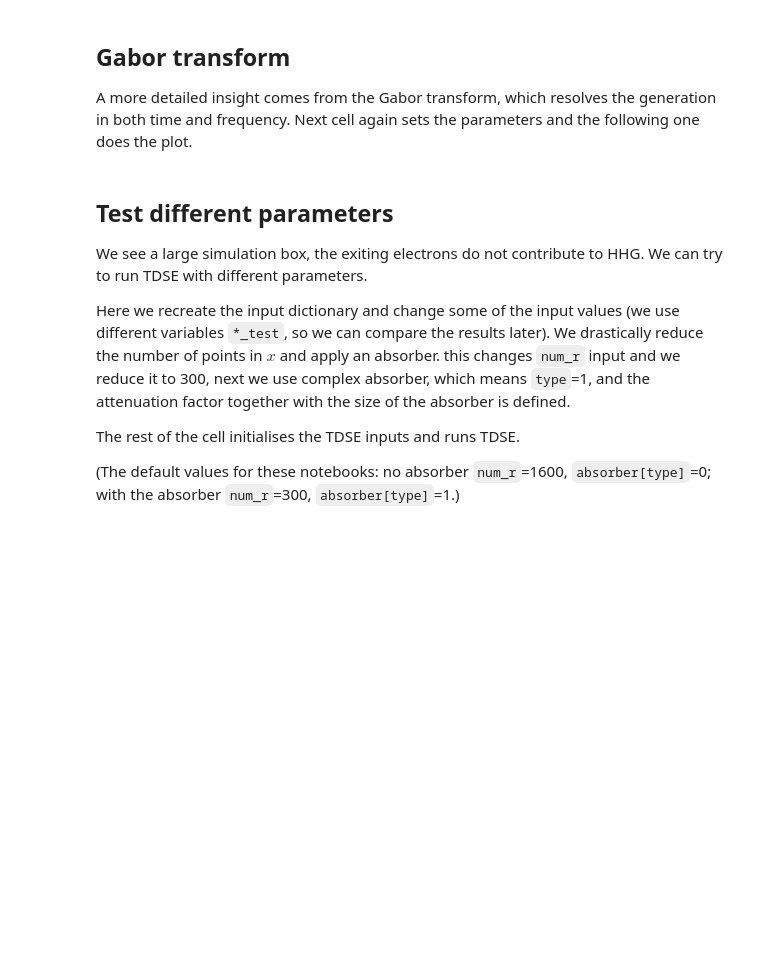
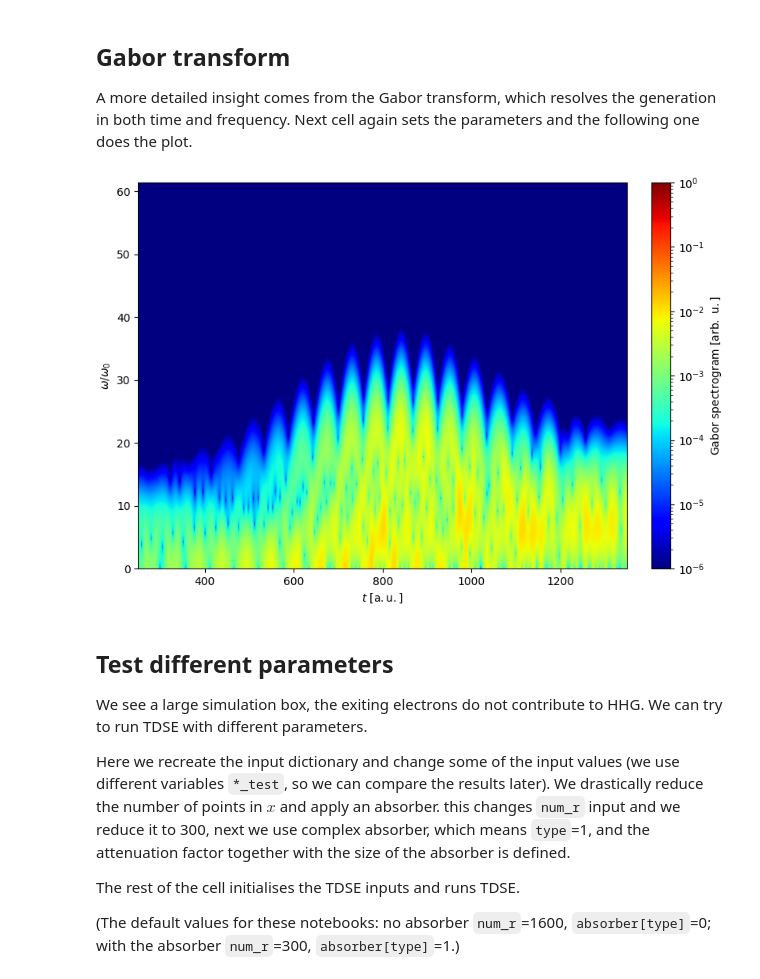
Before and after one commit to MMA-HHG/MMA, a Jupyter notebook: jupyter_examples/interactive_TDSE/field_from_CUPRAD.ipynb, the cells around one changed output. Saved outputs shown, nothing was run; the diff lists cells and outputs as text; code cells hidden in the pictures; blank space fills up the shorter version.

```diff
--- a/jupyter_examples/interactive_TDSE/field_from_CUPRAD.ipynb
+++ b/jupyter_examples/interactive_TDSE/field_from_CUPRAD.ipynb
@@ -298,41 +330,57 @@ tgrid_Gabor, ogrid_Gabor, Gabor = DLL.gabor_transform(
 # Plot the Gabor transform
 # -------------------------------------------------------------------------
 
+if Energy_units == 'harmonic_order':
+    omega_Gabor_plot = ogrid_Gabor / omega0au
+else:
+    omega_Gabor_plot = mn.ConvertPhoton(
+        ogrid_Gabor,
+        'omegaau',
+        Energy_units
+    )
+
 fig, ax = plt.subplots(
     figsize=(8, 5.5),
     layout='constrained'
 )
 
 pc = ax.pcolormesh(
     tgrid_Gabor,
-    mn.ConvertPhoton(
-        ogrid_Gabor,
-        'omegaau',
-        Energy_units
-    ),
+    omega_Gabor_plot,
     Gabor,
     cmap='jet',
     norm=colors.LogNorm(
         vmin=1e-6,
         vmax=1.0
     ),
     shading='gouraud'
 )
 
 ax.set_xlabel(r'$t~[\mathrm{a.u.}]$')
-units_plot = r'Energy $[\mathrm{eV}]$' if (Energy_units=='eV') else r'Energy $[\mathrm{a.u.}]$'
+
+if Energy_units == 'harmonic_order':
+    units_plot = r'$\omega/\omega_0$'
+else:
+    units_plot = (
+        r'Energy $[\mathrm{eV}]$'
+        if Energy_units == 'eV'
+        else r'Energy $[\mathrm{a.u.}]$'
+    )
+
 ax.set_ylabel(units_plot)
 
 cbar = fig.colorbar(
     pc,
     ax=ax
 )
 
 cbar.set_label(
     r'Gabor spectrogram $[\mathrm{arb.~u.}]$'
 )
 
 plt.show()
+# %% [output]
+[figure, added]
 # %% [markdown]
 ## Test different parameters
 
```
Also changed, not shown: parts of 7 cells of this notebook.
